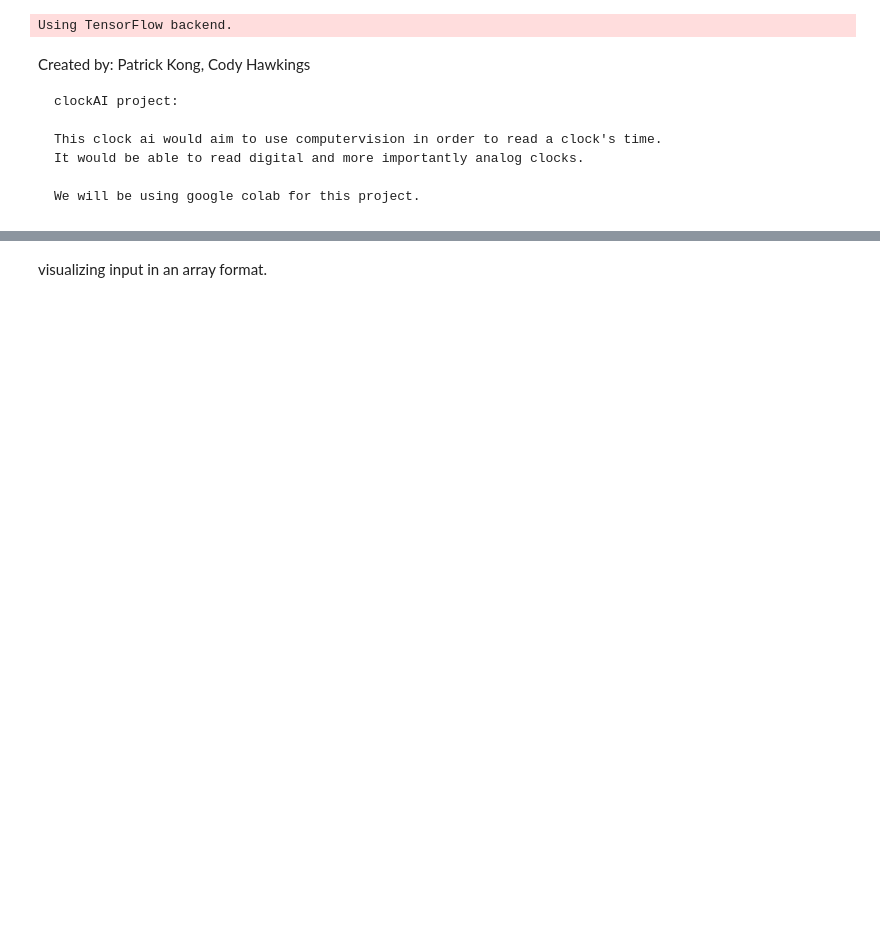
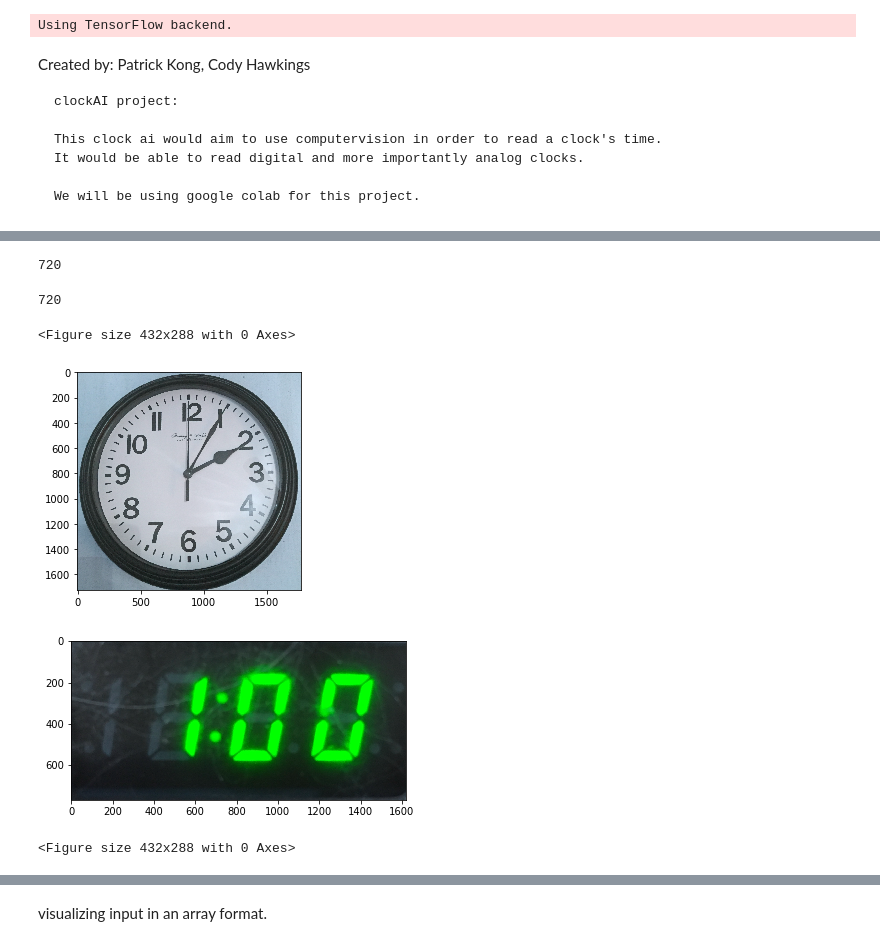
Before and after one commit to pkong0414/Deep-Learning-Projects, a Jupyter notebook: Copy_of_clockAI.ipynb, the cells around one changed output, grey strips where cells are left out. Saved outputs shown, nothing was run; the diff lists cells and outputs as text; code cells hidden in the pictures; blank space fills up the shorter version.

```diff
--- a/Copy_of_clockAI.ipynb
+++ b/Copy_of_clockAI.ipynb
@@ -158,0 +132,24 @@ plt.figure()
+# %%
+#checking for the correct file length
+print( len( image_analog ) )
+# %% [output]
+720
+# %%
+#checking for the correct file length
+print( len( image_digital ) )
+# %% [output]
+720
+# %%
+# as a final sanity check we will now open a picture from each directory
+img = cv2.imread( image_analog[125] )
+plt.imshow( img )
+plt.figure()
+
+img = cv2.imread( image_digital[0] )
+plt.imshow( img )
+plt.figure()
+# %% [output]
+<Figure size 432x288 with 0 Axes>
+[figure, added]
+[figure, added]
+<Figure size 432x288 with 0 Axes>
```
Also changed, not shown: parts of 28 cells of this notebook.
